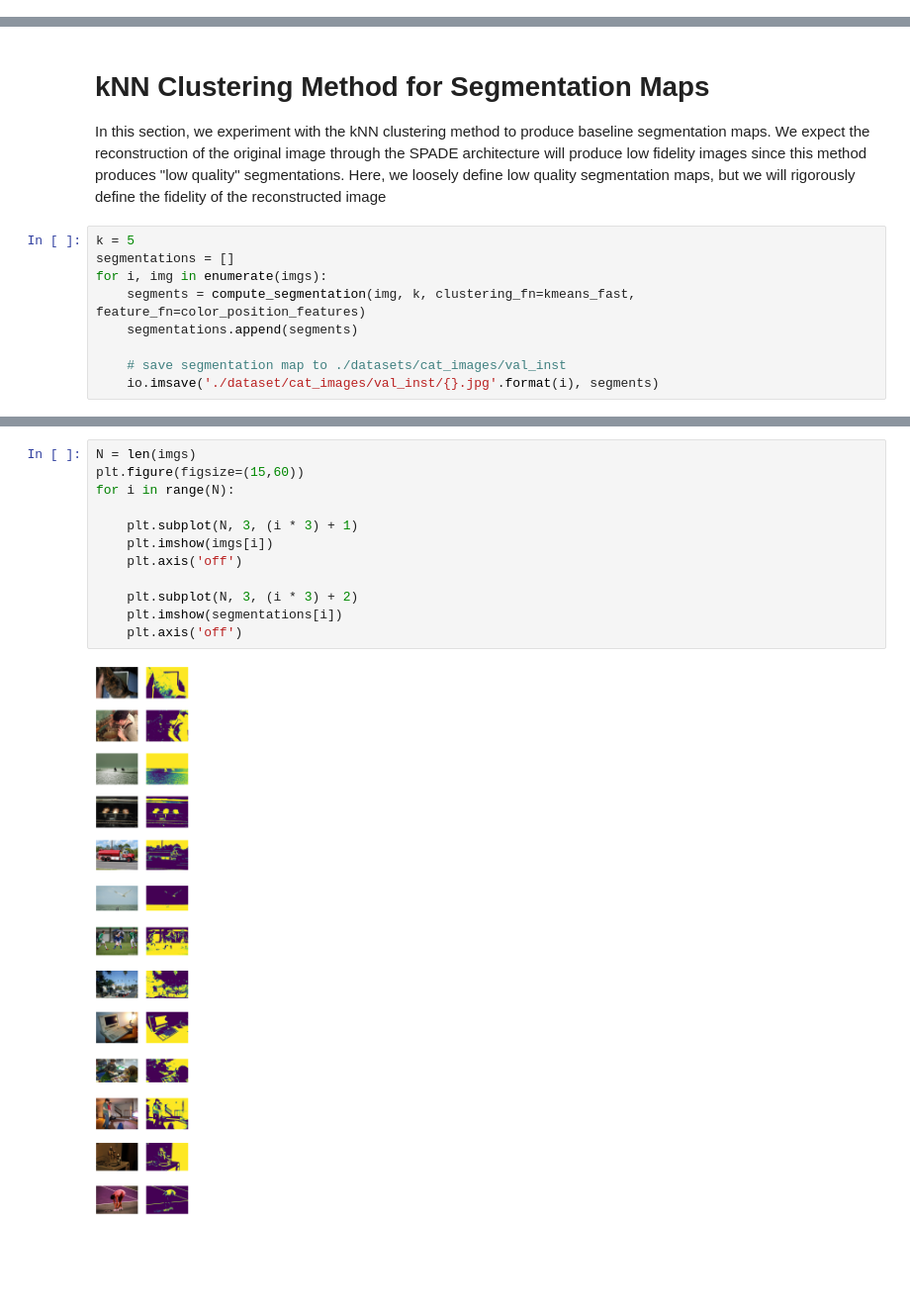
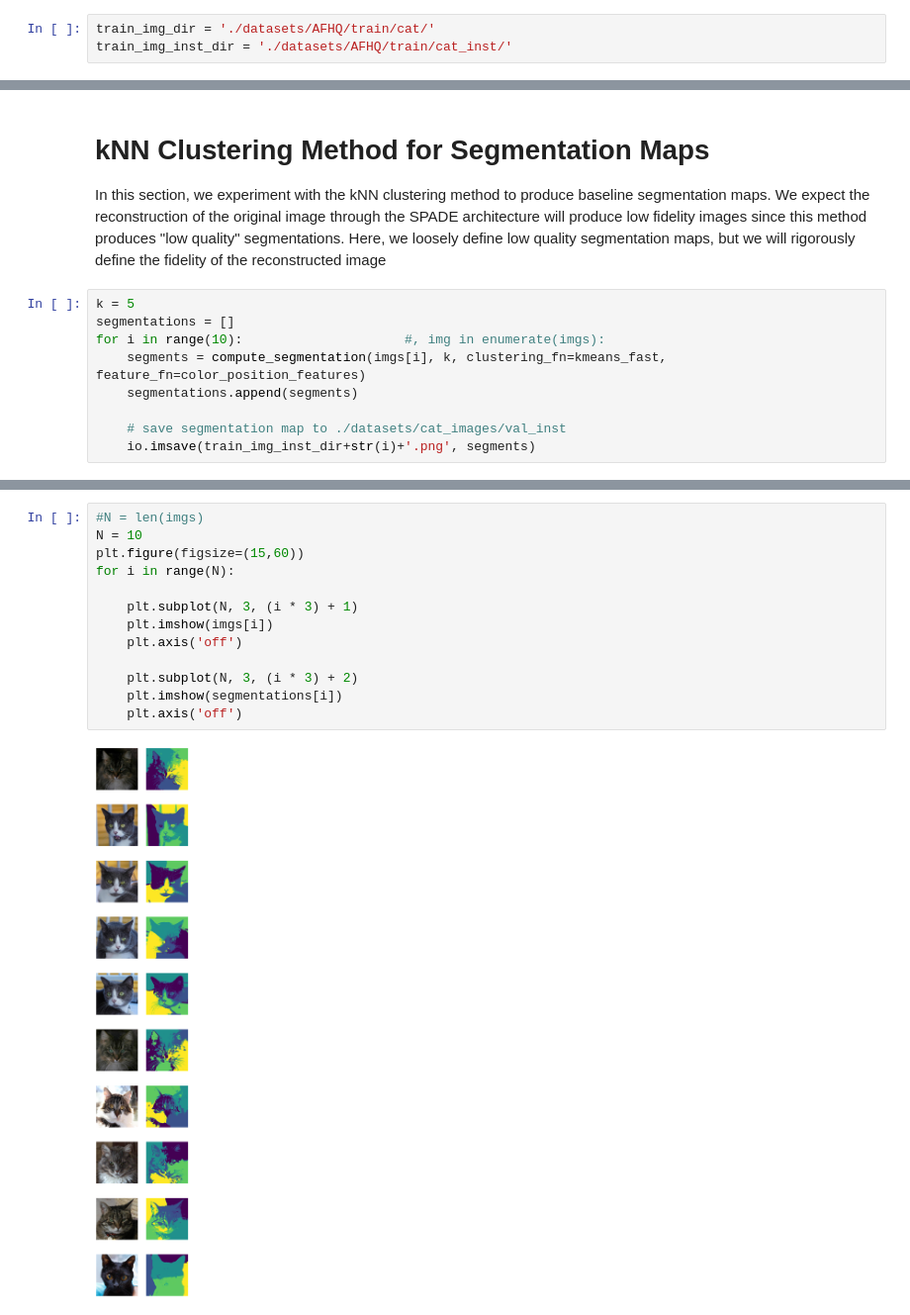
Before and after one commit to ericksiavichay/cs231n-final-project, a Jupyter notebook: experiments.ipynb, the cells around one changed output, grey strips where cells are left out. Shown at 99% size. Drawn from its saved outputs; the diff is of its cells as text; blank space fills up the shorter version.

Commit message:
basic segmentation tested

```diff
--- a/experiments.ipynb
+++ b/experiments.ipynb
@@ -16,3 +14,6 @@ train_img_dir = './datasets/coco_stuff/train_img/'
+# %%
+train_img_dir = './datasets/AFHQ/train/cat/'
+train_img_inst_dir = './datasets/AFHQ/train/cat_inst/'
 # %%
 np.random.seed(0)
 imgs = load_dataset(train_img_dir)
@@ -22,9 +23,9 @@ In this section, we experiment with the kNN clustering method to produce baselin
 # %%
 k = 5
 segmentations = []
-for i, img in enumerate(imgs):
-    segments = compute_segmentation(img, k, clustering_fn=kmeans_fast, feature_fn=color_position_features)
+for i in range(10):                     #, img in enumerate(imgs):
+    segments = compute_segmentation(imgs[i], k, clustering_fn=kmeans_fast, feature_fn=color_position_features)
     segmentations.append(segments)
 
     # save segmentation map to ./datasets/cat_images/val_inst
-    io.imsave('./dataset/cat_images/val_inst/{}.jpg'.format(i), segments)
+    io.imsave(train_img_inst_dir+str(i)+'.png', segments)
@@ -31,14 +52,15 @@ for i, img in enumerate(imgs):
 # %%
-N = len(imgs)
+#N = len(imgs)
+N = 10
 plt.figure(figsize=(15,60))
 for i in range(N):
 
     plt.subplot(N, 3, (i * 3) + 1)
     plt.imshow(imgs[i])
     plt.axis('off')
 
     plt.subplot(N, 3, (i * 3) + 2)
     plt.imshow(segmentations[i])
     plt.axis('off')
 # %% [output]
-[figure, old version]
+[figure, new version]
```
Also changed, not shown: parts of 2 cells of this notebook.
